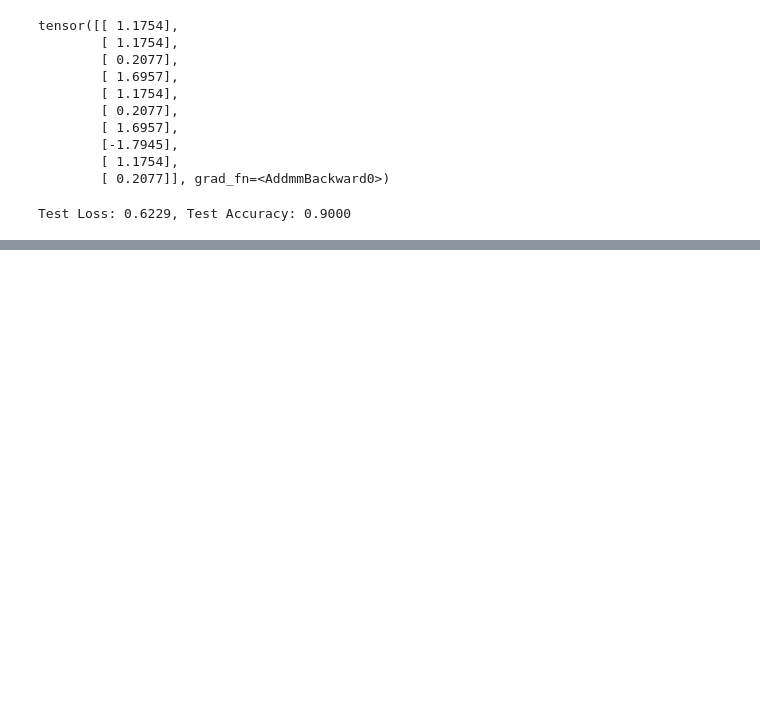
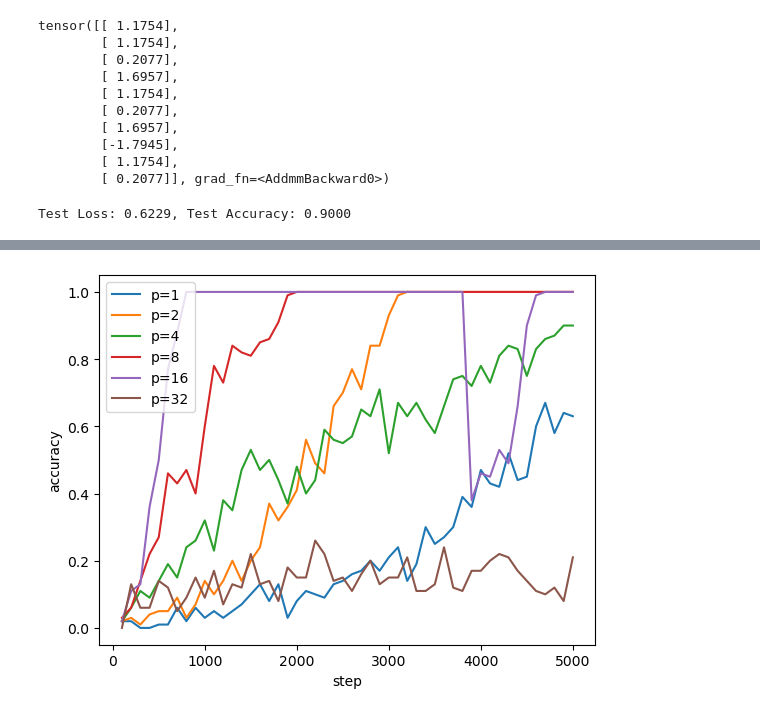
Before and after one commit to lomvix/time-serise, a Jupyter notebook: SNN.ipynb, the cells around one changed output, grey strips where cells are left out. Drawn from its saved outputs; the diff is of its cells as text; code cells hidden in the pictures; blank space fills up the shorter version.

```diff
--- a/SNN.ipynb
+++ b/SNN.ipynb
@@ -428,0 +643,10 @@ class hybrid_neuron(nn.Module):
+# %%
+for x, y, p in zip(steps, accuracies, polarizabilities):
+    pl.plot(x, y, label='p='+str(p))
+pl.xlabel('step')
+pl.ylabel('accuracy')
+pl.legend()
+pl.savefig('accuracy.png')
+pl.show()
+# %% [output]
+[figure, added]
```
Also changed, not shown: parts of 7 cells of this notebook, 3 other files.
